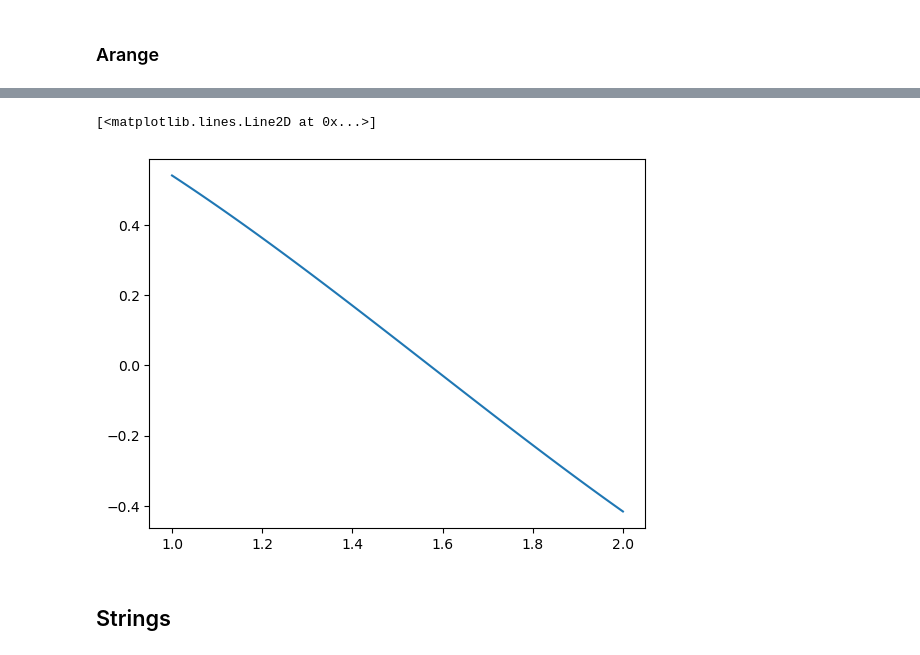
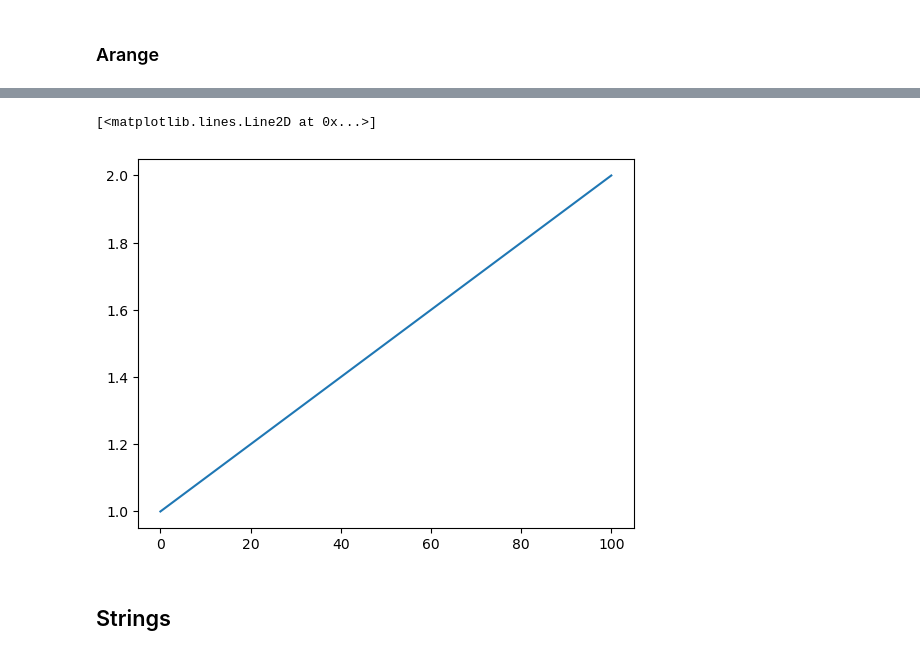
Before and after one commit to ySaidi833483/phz3150lectures, a Jupyter notebook: Week 2 Lecture Files/W2 Basics.ipynb, the cells around one changed output, grey strips where cells are left out. Cells and saved outputs as stored; diff of their text form; code cells hidden in the pictures.

```diff
--- a/Week 2 Lecture Files/W2 Basics.ipynb
+++ b/Week 2 Lecture Files/W2 Basics.ipynb
@@ -278,11 +269,11 @@ print(my_other_array)
 # %%
 import matplotlib.pyplot as plt
 
-plt.plot(my_other_array,cm)
+plt.plot(my_other_array)
 #ordinate = numbers in domain
 # %% [output]
 [<matplotlib.lines.Line2D at 0x...>]
-[figure, old version]
+[figure, new version]
 # %% [markdown]
 ## Strings
 # %%
```
Also changed, not shown: parts of 1 cell of this notebook.
